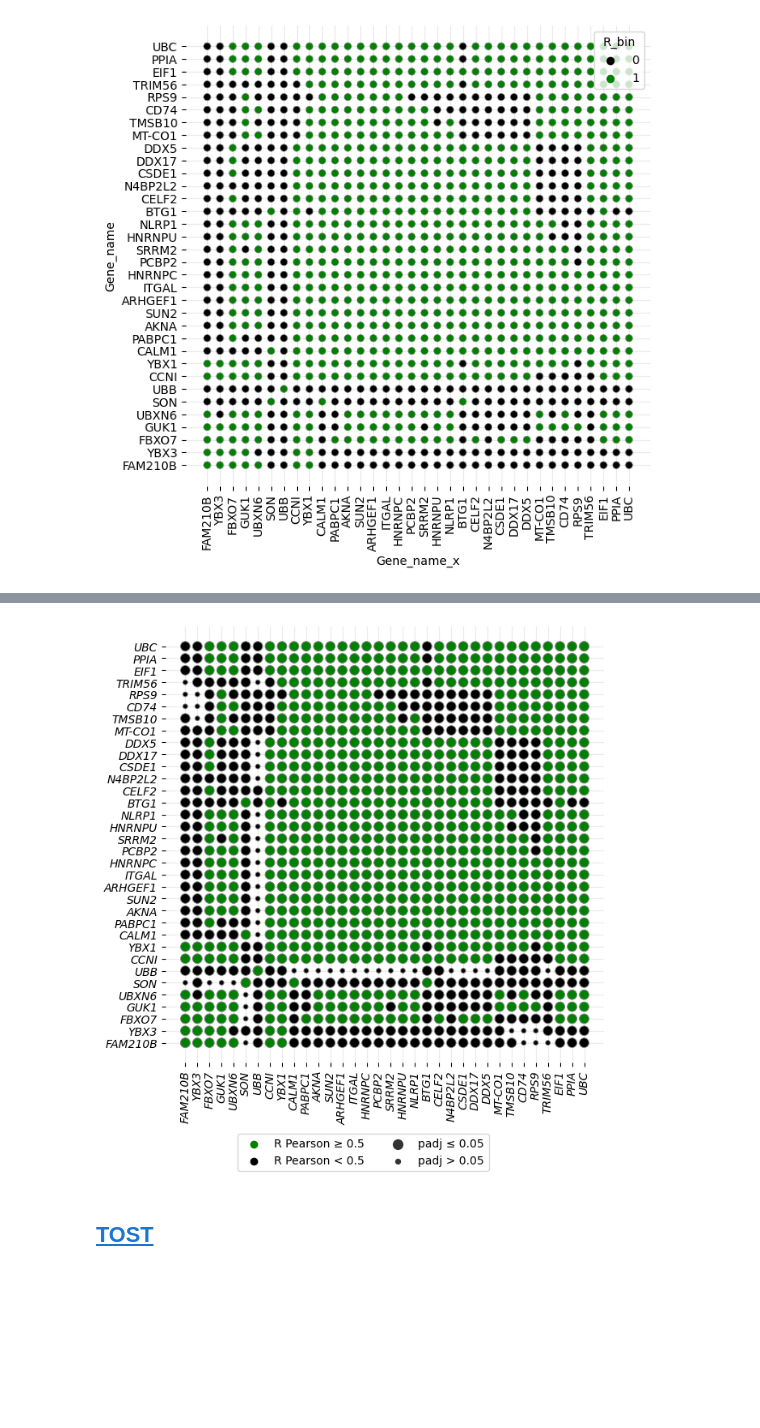
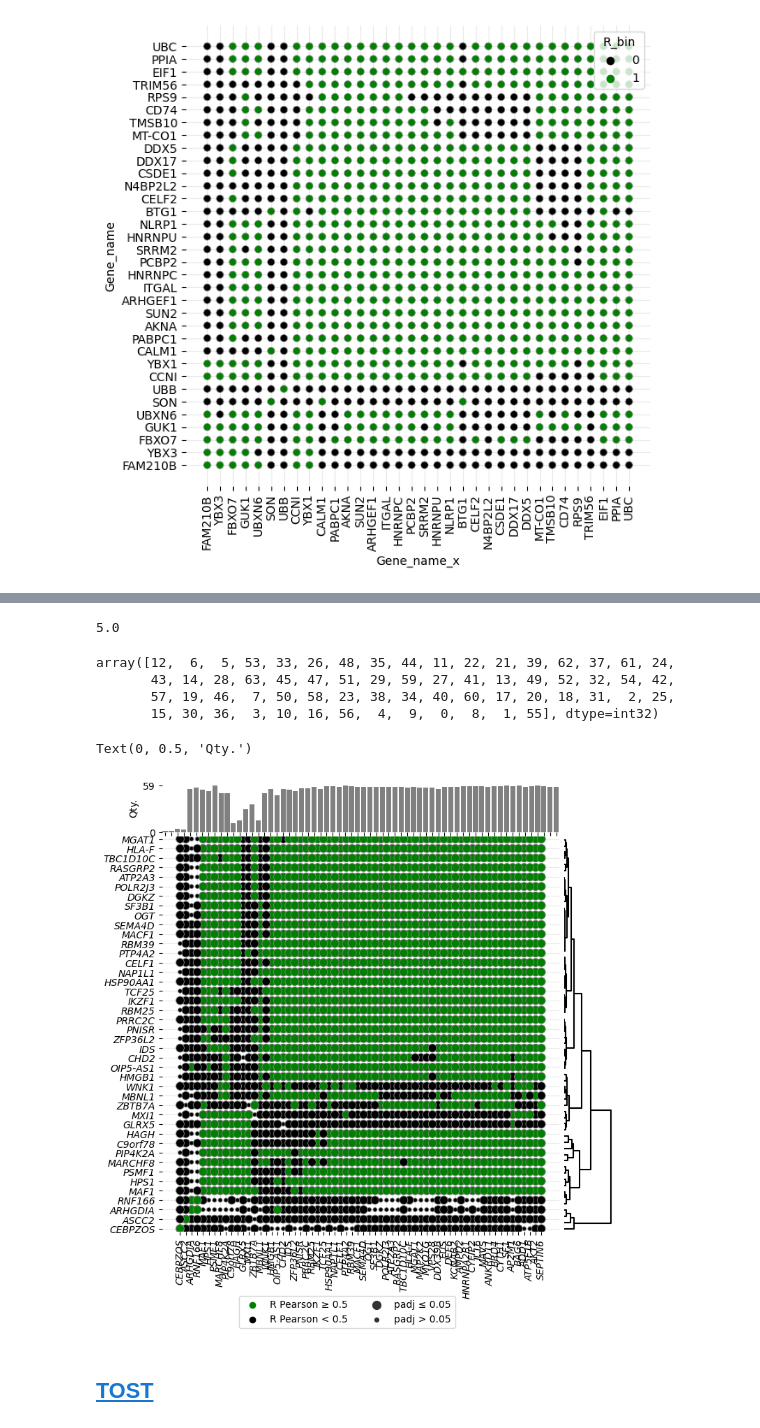
Before and after one commit to guilhermetabordaribas/housekeepingMinerPy, a Jupyter notebook: testing_pkg_hkgMiner.ipynb, the cells around one changed output, grey strips where cells are left out. Saved outputs shown, nothing was run; the diff lists cells and outputs as text; code cells hidden in the pictures; blank space fills up the shorter version.

```diff
--- a/testing_pkg_hkgMiner.ipynb
+++ b/testing_pkg_hkgMiner.ipynb
@@ -438,5 +434,5 @@ from scipy.spatial.distance import squareform
 # %%
-aux = adata[:,adata.var.uclustering_cv_stb_labels.isin([19])].to_df()
+aux = adata[:,adata.var.uclustering_cv_stb_labels.isin([18])].to_df()
 cols_ = list(itertools.combinations_with_replacement(aux.columns,2, ))
 P_list = []
 pv_list = []
@@ -455,48 +451,81 @@ aux_R = aux.drop_duplicates().pivot(columns='Gene_name_x', index='Gene_name_y',
 
 Z=sch.linkage(aux_R.astype(float), method='ward')
 order = sch.leaves_list(Z)
-n_gene_dict = dict(zip(aux_R.columns[order],range(len(aux_R.columns))))
+scale_ = MinMaxScaler(feature_range=(5, 975)).fit_transform( np.array(list(range( len(aux_R.columns) ))).reshape(-1,1) ).flatten()
+n_gene_dict = dict(zip(aux_R.columns[order], scale_))
+# n_gene_dict = dict(zip(aux_R.columns[order],range(len(aux_R.columns))))
 
-# order = (aux_R.abs()>=0.5).sum().sort_values(ascending=False).index
-# n_gene_dict = dict(zip(order,range(len(order))))
+# # order = (aux_R.abs()>=0.5).sum().sort_values(ascending=False).index
+# # n_gene_dict = dict(zip(order,range(len(order))))
 aux['Gene_name_x'] = aux.Gene_name_x.map(n_gene_dict)
 aux['Gene_name_y'] = aux.Gene_name_y.map(n_gene_dict)
 aux['R'] = np.where((aux.R.abs().values>=.5), 'R Pearson ≥ 0.5', 'R Pearson < 0.5')
 aux['pvalue'] = np.where((aux.pvalue.abs().values<=.05), 'padj ≤ 0.05', 'padj > 0.05')
-# aux_pvalue = aux.drop_duplicates().pivot(columns='Gene_name_x', index='Gene_name_y', values='pvalue')
+aux_pvalue = aux.drop_duplicates().pivot(columns='Gene_name_x', index='Gene_name_y', values='pvalue')
+# %%
+np.array(dn['icoord']).min()
+# %% [output]
+5.0
+# %%
+aux_R.columns[order]
+order
+# %% [output]
+array([12,  6,  5, 53, 33, 26, 48, 35, 44, 11, 22, 21, 39, 62, 37, 61, 24,
+       43, 14, 28, 63, 45, 47, 51, 29, 59, 27, 41, 13, 49, 52, 32, 54, 42,
+       57, 19, 46,  7, 50, 58, 23, 38, 34, 40, 60, 17, 20, 18, 31,  2, 25,
+       15, 30, 36,  3, 10, 16, 56,  4,  9,  0,  8,  1, 55], dtype=int32)
 # %%
-fig = plt.figure(figsize=(7,7))
-# gs = GridSpec(1, 2, width_ratios=[8, 1], height_ratios=[1], wspace=.02, hspace=.02)
-ax = fig.add_subplot(111)#gs[0,0])
-# ax_y_bar = fig.add_subplot(gs[0,1])#, sharey=ax)
+fig = plt.figure(figsize=(8.35,8.35))
+gs = GridSpec(2, 2, width_ratios=[8, 1], height_ratios=[1,8], wspace=.02, hspace=.02)
+ax = fig.add_subplot(gs[1,0])#(111)#
+ax_y_bar = fig.add_subplot(gs[0,0])#, sharex=ax)
+ax_y_dn = fig.add_subplot(gs[1,1])#, sharey=ax)
+
+dn = sch.dendrogram(Z, orientation='right', no_labels=True, color_threshold=0, above_threshold_color='black', labels=aux_R.columns,  ax=ax_y_dn)# ,
+ax_y_dn.spines[['left', 'bottom', 'right', 'top']].set_visible(False)
+ax_y_dn.grid(False)
+ax_y_dn.set_xticks([], [])
 
 sns.scatterplot(x='Gene_name_x', y='Gene_name_y', hue='R', marker='o', size='pvalue', palette=['green', 'black'], edgecolor='grey', data=aux, ax=ax)
-# sns.countplot(y='Gene_name_x',  color='grey', dodge=True, data=aux[aux.R=='R Pearson ≥ 0.5'], ax=ax_y_bar)
+#
 # dict_cols = dict([d[::-1] for d in dict_cols.items()])
 # ax.set_xticks(range(len(n_gene_dict.keys())), order, rotation=90)
 # ax.set_yticks(range(len(n_gene_dict.keys())), order)
-ax.set_xticks(range(len(n_gene_dict.keys())), aux_R.columns[order], rotation=90, style='italic')
-ax.set_yticks(range(len(n_gene_dict.keys())), aux_R.columns[order], style='italic')
+ax.set_xticks(scale_, aux_R.columns[order], rotation=90, style='italic')
+ax.set_yticks(scale_, aux_R.columns[order], style='italic')
 ax.spines[['left', 'bottom', 'right', 'top']].set_visible(False)
 ax.set_xlabel('')
 ax.set_ylabel('')
+ax.set_ylim(ax_y_dn.get_ylim())
 
 handles, labels = ax.get_legend_handles_labels()
 ax.legend(handles=np.array(handles)[[1,2,4,5]].tolist(), labels=np.array(labels)[[1,2,4,5]].tolist(), bbox_to_anchor=(.75, -.15), ncol=2)
 # ax.legend(bbox_to_anchor=(.85, -.175), ncol=2)
 # ax.legend(bbox_to_anchor=(1., 1.))
-plt.grid(True, alpha=.25)
-plt.gca().set_axisbelow(True)
+ax.grid(True, alpha=.25)
+ax.set_axisbelow(True)
 
-# ax_y_bar.set_yticklabels([])
-# ax_y_bar.set_ylabel(None)
-# ax_y_bar.spines[['left','right', 'top']].set_visible(False)
-# ax_y_bar.set_xlabel('Qty.')
+# sns.countplot(x='Gene_name_x',  color='grey', dodge=True, order=order, data=aux[aux.R=='R Pearson ≥ 0.5'], ax=ax_y_bar)
+data = aux[aux.R=='R Pearson ≥ 0.5'].groupby('Gene_name_x').count().loc[scale_[order]].reset_index()
+sns.barplot(x='Gene_name_x', y='gene_pair', color='grey',data=data,ax=ax_y_bar)
+ax_y_bar.set_xlabel('Qty.')
+ax_y_bar.set_ylabel('')
+# ax_y_bar.set_xlim((-1.5,34.5))
+ax_y_bar.set_yticks((0,data.gene_pair.max()))
+# ax_y_bar.axhline(data.gene_pair.max(), ls='--')
+
+
+# ax_y_dn.tick_params(axis='both', which='both', left=False)
+ax_y_bar.set_xticklabels([])
+ax_y_bar.set_xlabel(None)
+ax_y_bar.spines[['left','right', 'top', 'bottom']].set_visible(False)
+ax_y_bar.set_ylabel('Qty.')#, fontsize=9)
 # sns.barplot(x='Gene_name_y', data=aux[aux.R=='R Pearson ≥ 0.5'].groupby(['Gene_name_x']).count(), ax=ax_c)
 
 # fig.tight_layout()
 # %% [output]
+Text(0, 0.5, 'Qty.')
-[figure, old version]
+[figure, new version]
 # %% [markdown]
 ## [TOST](https://www.ncbi.nlm.nih.gov/pmc/articles/PMC5502906/)
 # %%
```
Also changed, not shown: parts of 13 cells of this notebook, 2 other files.
